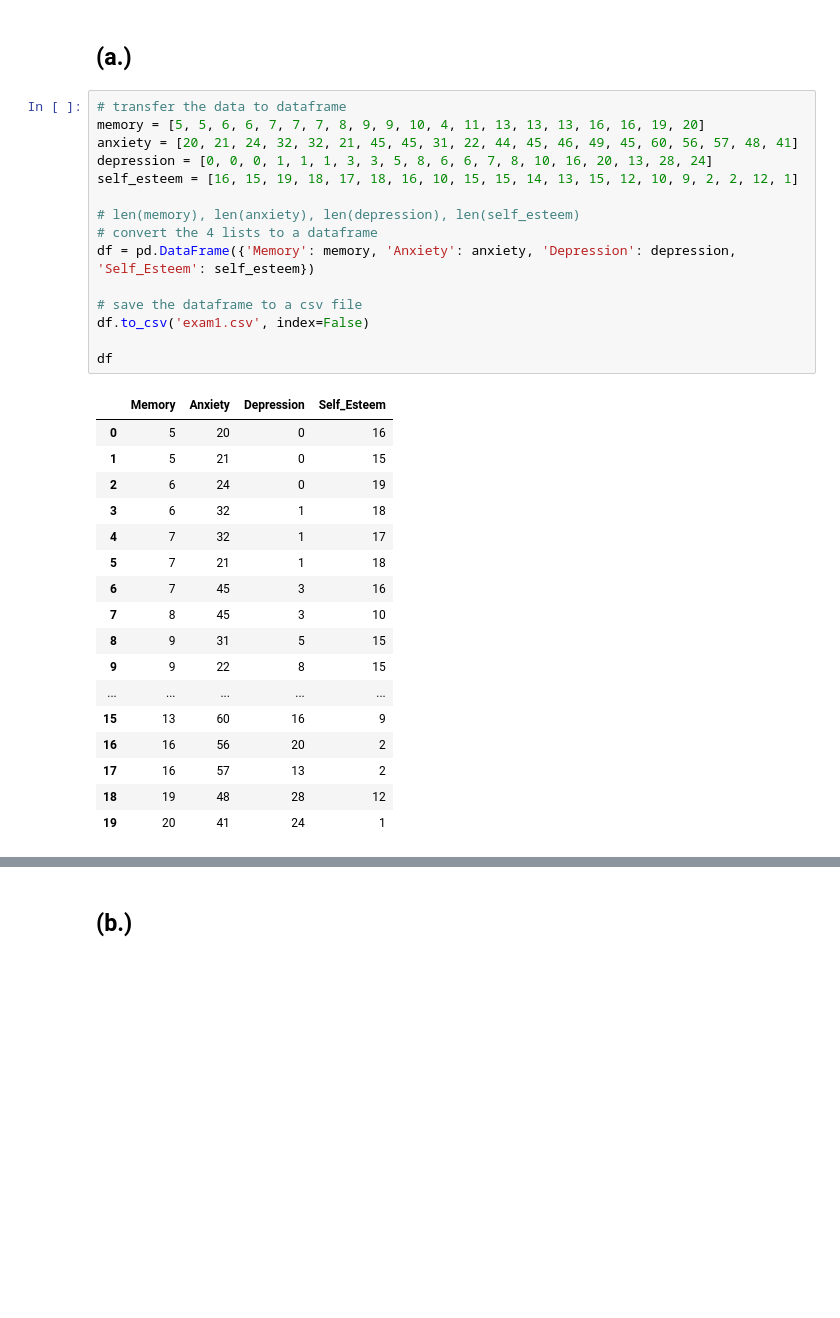
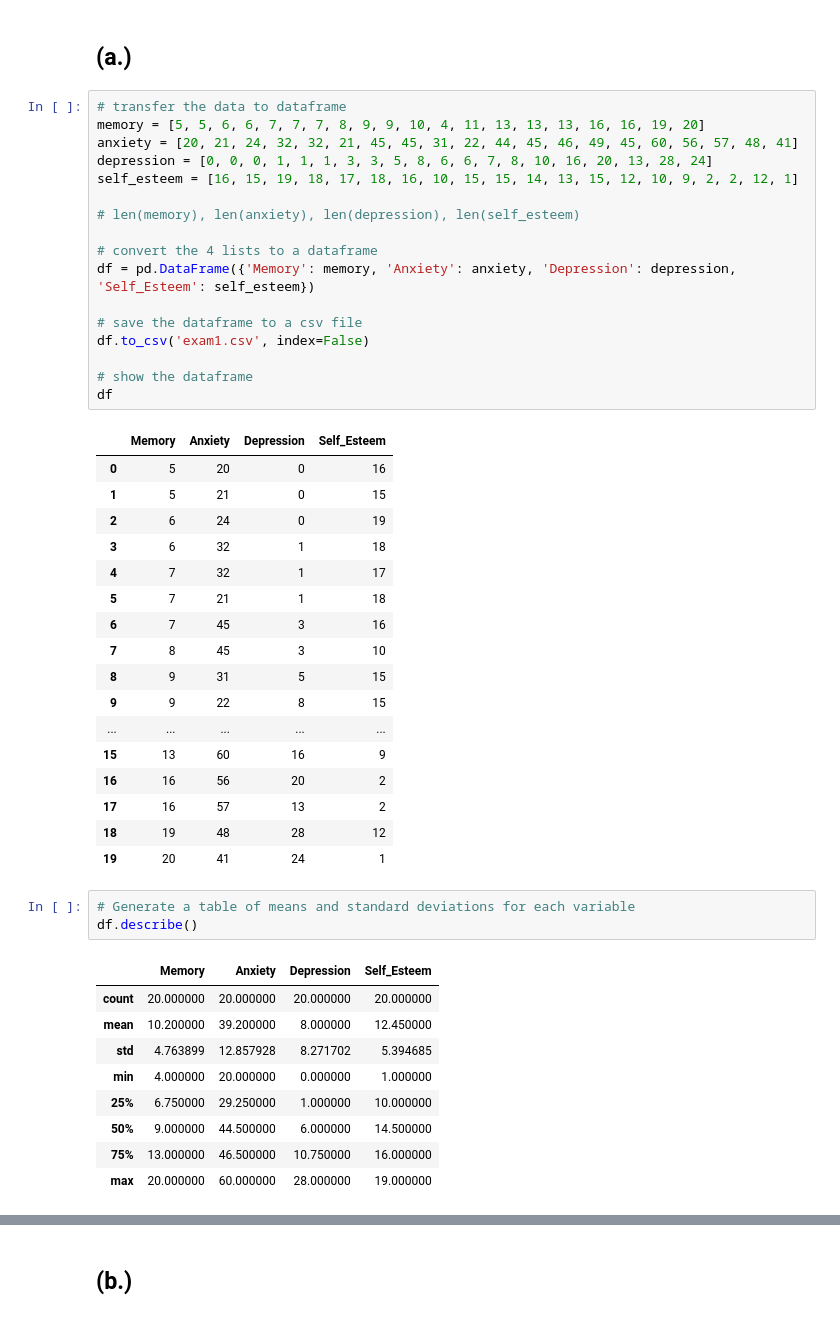
Before and after one commit to ChloeH719/Exam-Mathematics-and-Statistics, a Jupyter notebook: exam.ipynb, the cells around one changed output, grey strips where cells are left out. Saved outputs shown, nothing was run; the diff lists cells and outputs as text; blank space fills up the shorter version.

Commit message:
Edited means and SD in exam.ipynb

```diff
--- a/exam.ipynb
+++ b/exam.ipynb
@@ -15,12 +15,14 @@ depression = [0, 0, 0, 1, 1, 1, 3, 3, 5, 8, 6, 6, 7, 8, 10, 16, 20, 13, 28, 24]
 self_esteem = [16, 15, 19, 18, 17, 18, 16, 10, 15, 15, 14, 13, 15, 12, 10, 9, 2, 2, 12, 1]
 
 # len(memory), len(anxiety), len(depression), len(self_esteem)
+
 # convert the 4 lists to a dataframe
 df = pd.DataFrame({'Memory': memory, 'Anxiety': anxiety, 'Depression': depression, 'Self_Esteem': self_esteem})
 
 # save the dataframe to a csv file
 df.to_csv('exam1.csv', index=False)
 
+# show the dataframe
 df
 # %% [output]
 |  | Memory | Anxiety | Depression | Self_Esteem |
@@ -40,6 +42,19 @@ df
 | 17 | 16 | 57 | 13 | 2 |
 | 18 | 19 | 48 | 28 | 12 |
 | 19 | 20 | 41 | 24 | 1 |
+# %%
+# Generate a table of means and standard deviations for each variable
+df.describe()
+# %% [output]
+|  | Memory | Anxiety | Depression | Self_Esteem |
+| count | 20.000000 | 20.000000 | 20.000000 | 20.000000 |
+| mean | 10.200000 | 39.200000 | 8.000000 | 12.450000 |
+| std | 4.763899 | 12.857928 | 8.271702 | 5.394685 |
+| min | 4.000000 | 20.000000 | 0.000000 | 1.000000 |
+| 25% | 6.750000 | 29.250000 | 1.000000 | 10.000000 |
+| 50% | 9.000000 | 44.500000 | 6.000000 | 14.500000 |
+| 75% | 13.000000 | 46.500000 | 10.750000 | 16.000000 |
+| max | 20.000000 | 60.000000 | 28.000000 | 19.000000 |
 # %%
 # Perform a series of correlations on the above (fictitious) data.
 # Compute the correlation matrix.
```
Also changed, not shown: parts of 6 cells of this notebook.
